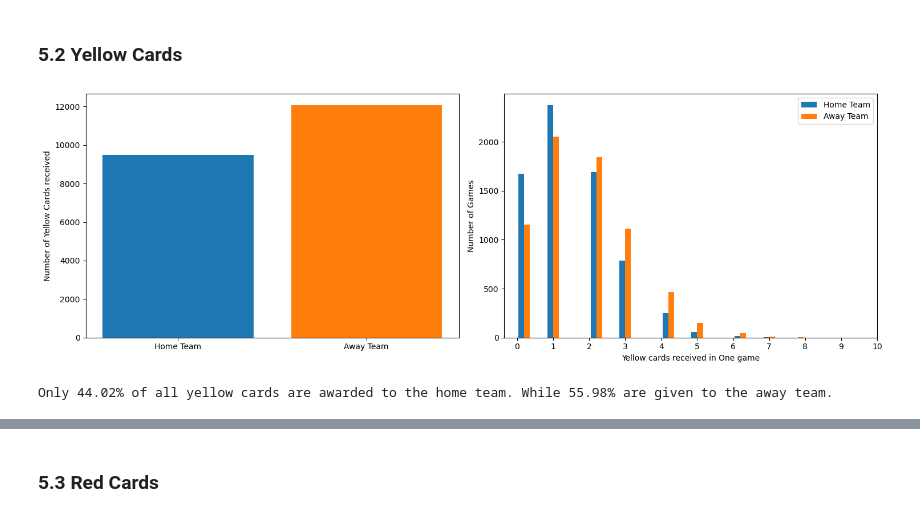
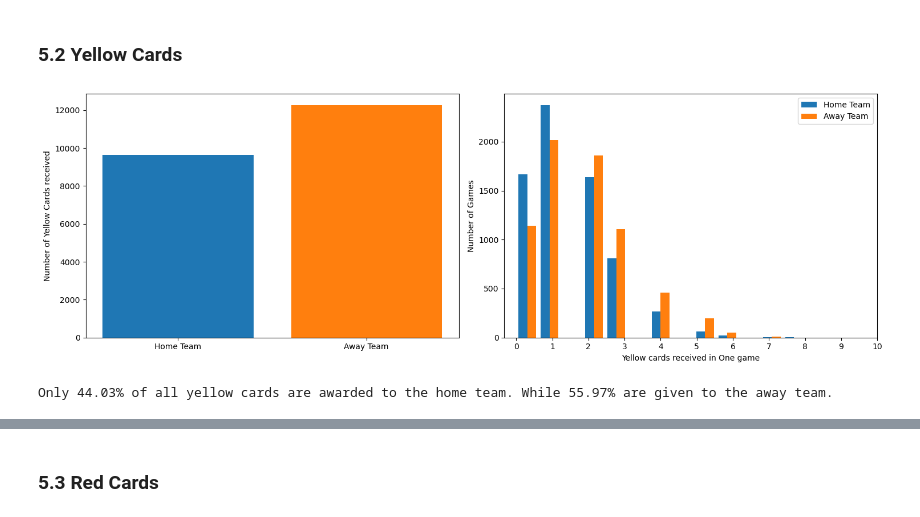
Before and after one commit to Kevin002023/PFDA-Assignment, a Jupyter notebook: PFDA -Assignment.ipynb, the cells around one changed output, grey strips where cells are left out. Cells and saved outputs as stored; diff of their text form; code cells hidden in the pictures.

```diff
--- a/PFDA -Assignment.ipynb
+++ b/PFDA -Assignment.ipynb
@@ -58,7 +60,7 @@ from IPython.display import Markdown as md
 # %%
 # I have saved the dataset in the same folder as my notebook. I am going to import it to the notebook
 
-footballdf = pd.read_csv('final_dataset.csv')
+footballdf = pd.read_csv('Premier_league_stats/total_dataset.csv')
 # %%
 #Going to review the dataset to see it is what is expected
 footballdf.head()
@@ -571,33 +579,33 @@ While the Variance is 1.1487290171864692
 # %%
 # Create a bar chart showing the total number of yellow cards in our new dataframe and a histogram showing the distribution of these.
 
 fig, axis = plt.subplots(1, 2, figsize=(15, 5))
 
 # df.sum() will allow us to get the total number of goals in the dataframe
 
 new_total_HY = NHY[0].sum()
 new_total_AY = NAY[0].sum()
 
 # New Dataset Barchart for goals scored
 axis[0].bar('Home Team', new_total_HY, label = 'Home Yellows')
 axis[0].bar('Away Team', new_total_AY, label = 'Away Yellows')
 axis[0].set_ylabel("Number of Yellow Cards received")
 
 #The dataframes are two dimensional. I just want the number of goals which is column "0"
 hist_NHY = NHY[0]
 hist_NAY = NAY[0]
 
 # New Dataset Histogram for goals scored
-axis[1].hist([hist_NHY, hist_NAY], 20, label = ['Home Team', 'Away Team'])
+axis[1].hist([hist_NHY, hist_NAY], 13, label = ['Home Team', 'Away Team'])
 axis[1].set_xticks(range(0, 11))
 axis[1].set_ylabel("Number of Games")
 axis[1].set_xlabel("Yellow cards received in One game")
 axis[1].legend()
 
 plt.tight_layout()
 plt.savefig('Images/New_DS_Yellow.png')
 # %% [output]
-[figure, old version]
+[figure, new version]
 # %%
 #Calculate the percentage of all yellow cards awarded to the home team
 
@@ -610,7 +618,7 @@ percent_NAY = "{:.2f}".format((new_total_AY/new_all_yellows)*100)
 
 print(f'Only {percent_NHY}% of all yellow cards are awarded to the home team. While {percent_NAY}% are given to the away team.')
 # %% [output]
-Only 44.02% of all yellow cards are awarded to the home team. While 55.98% are given to the away team.
+Only 44.03% of all yellow cards are awarded to the home team. While 55.97% are given to the away team.
 # %%
 #Mean and Variance of yellow cards received for both home and away
 
```
Also changed, not shown: parts of 31 cells of this notebook, 12 other files.
